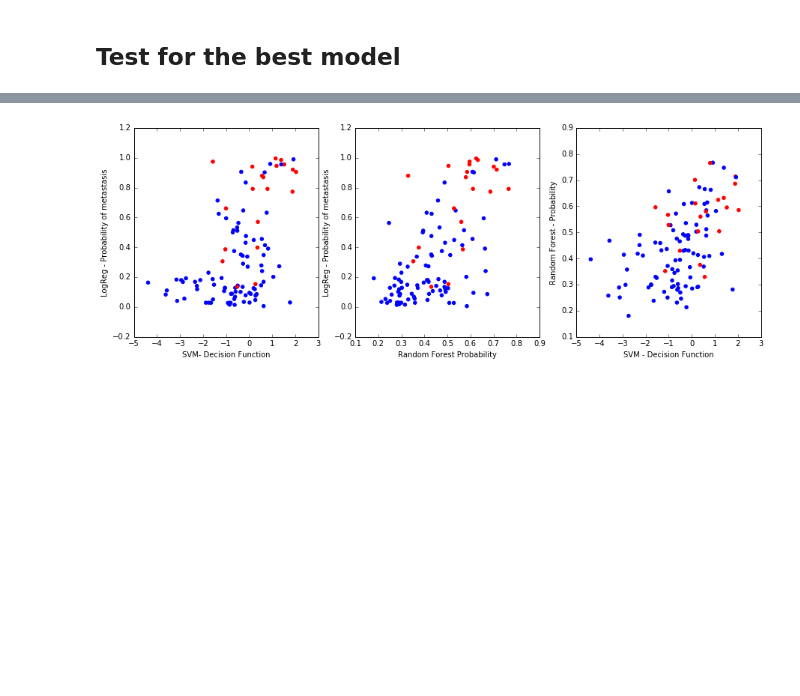
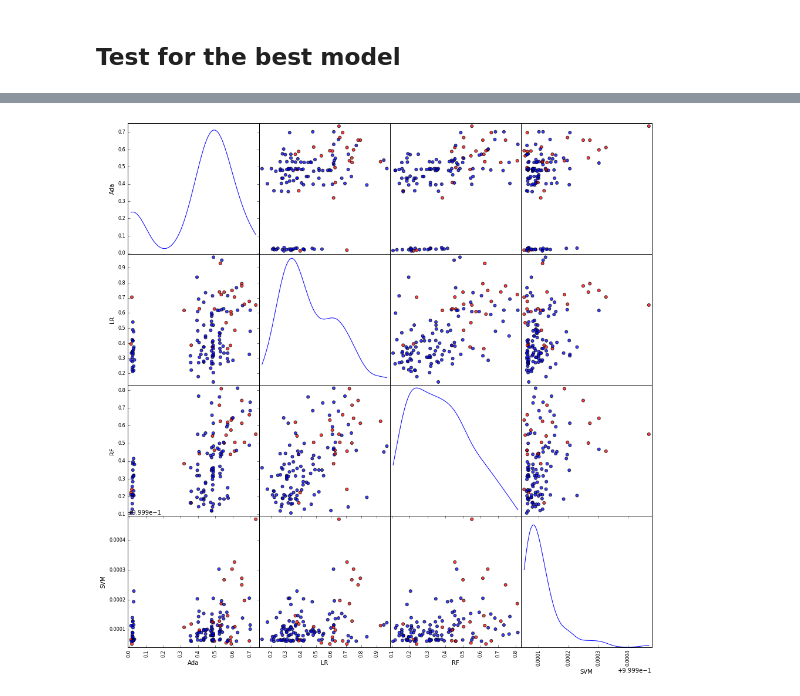
Before and after one commit to CCThompson82/Prostate_metastasis, a Jupyter notebook: PCa_Metastasis.ipynb, the cells around one changed output, grey strips where cells are left out. Cells and saved outputs as stored; diff of their text form; code cells hidden in the pictures; blank space fills up the shorter version.

```diff
--- a/PCa_Metastasis.ipynb
+++ b/PCa_Metastasis.ipynb
@@ -360,0 +382,17 @@ MCC:  0.544763036449
+# %%
+clf_RF = RandomForestClassifier(n_estimators=100,
+                                   criterion='gini',
+                                   max_depth=None,
+                                   min_samples_split=30,
+                                   min_samples_leaf=10,
+                                   min_weight_fraction_leaf=0.0,
+                                   max_features= 'auto',
+                                   max_leaf_nodes=None,
+                                   bootstrap=True,
+                                   oob_score=False,
+                                   n_jobs=1,
+                                   random_state=123,
+                                   verbose=0,
+                                   warm_start=False,
+                                   class_weight='balanced')
+clf_RF.fit(X_k.loc[X_train.index, :], y_train)
@@ -360,0 +415,12 @@ MCC:  0.544763036449
+# %%
+clf_svm = SVC(C=0.5,
+          kernel='linear',
+          probability=True,
+          tol=0.001,
+          cache_size=200,
+          gamma = 'auto',
+          class_weight='balanced',
+          verbose=False,
+          max_iter=-1,
+          random_state= 123)
+clf_svm.fit(X_svm.loc[X_train.index,:], y_train)
@@ -388,26 +436,15 @@ plt.show()
-# %%
-FIG = plt.figure(figsize=(15,5))
-A = FIG.add_subplot(1,3,1)
-A.scatter(clf_svm_fr.decision_function(X_FR.loc[X_test.index]),
-          LR_clf.predict_proba(logisticDF_test)[:,1],
-          color = y_test.replace({'n0': 'blue', 'n1':'red'}))
-A.set_xlabel('SVM- Decision Function')
-A.set_ylabel('LogReg - Probability of metastasis')
-B = FIG.add_subplot(1,3,2)
-B.scatter(RF_clf.predict_proba(X_k.loc[X_test.index])[:,1],
-          LR_clf.predict_proba(logisticDF_test)[:,1],
-          color = y_test.replace({'n0': 'blue', 'n1':'red'}))
-B.set_ylabel('LogReg - Probability of metastasis')
-B.set_xlabel('Random Forest Probability')
-C = FIG.add_subplot(1,3,3)
-C.scatter(clf_svm_fr.decision_function(X_FR.loc[X_test.index]),
-          RF_clf.predict_proba(X_k.loc[X_test.index])[:,1],
-          color = y_test.replace({'n0': 'blue', 'n1':'red'}))
-C.set_ylabel('Random Forest - Probability')
-C.set_xlabel('SVM - Decision Function')
-
-plt.show()
-# %% [output]
-[figure, removed]
+# %%
+testDF = pd.DataFrame({'LR': clf_LR.predict_proba(benchmarkDF.loc[X_test.index])[:,1],
+                       'Ada': clf_ada.predict_proba(X_k.loc[X_test.index,:])[:,1],
+                       'RF': clf_RF.predict_proba(X_k.loc[X_test.index,:])[:,1],
+                       'SVM': clf_svm.decision_function(X_svm.loc[X_test.index,:])}, index=y_test.index)
+sm = pd.scatter_matrix(testDF,
+                       alpha=0.75,
+                       figsize= (16,16),
+                       diagonal = 'kde',
+                       c = y_test.replace({'n1': 'red','n0':'blue'}),
+                       s = 100)
+# %% [output]
+[figure, added]
 # %%
 print(classification_report(y_test,
```
Also changed, not shown: parts of 28 cells of this notebook, 4 other files.
